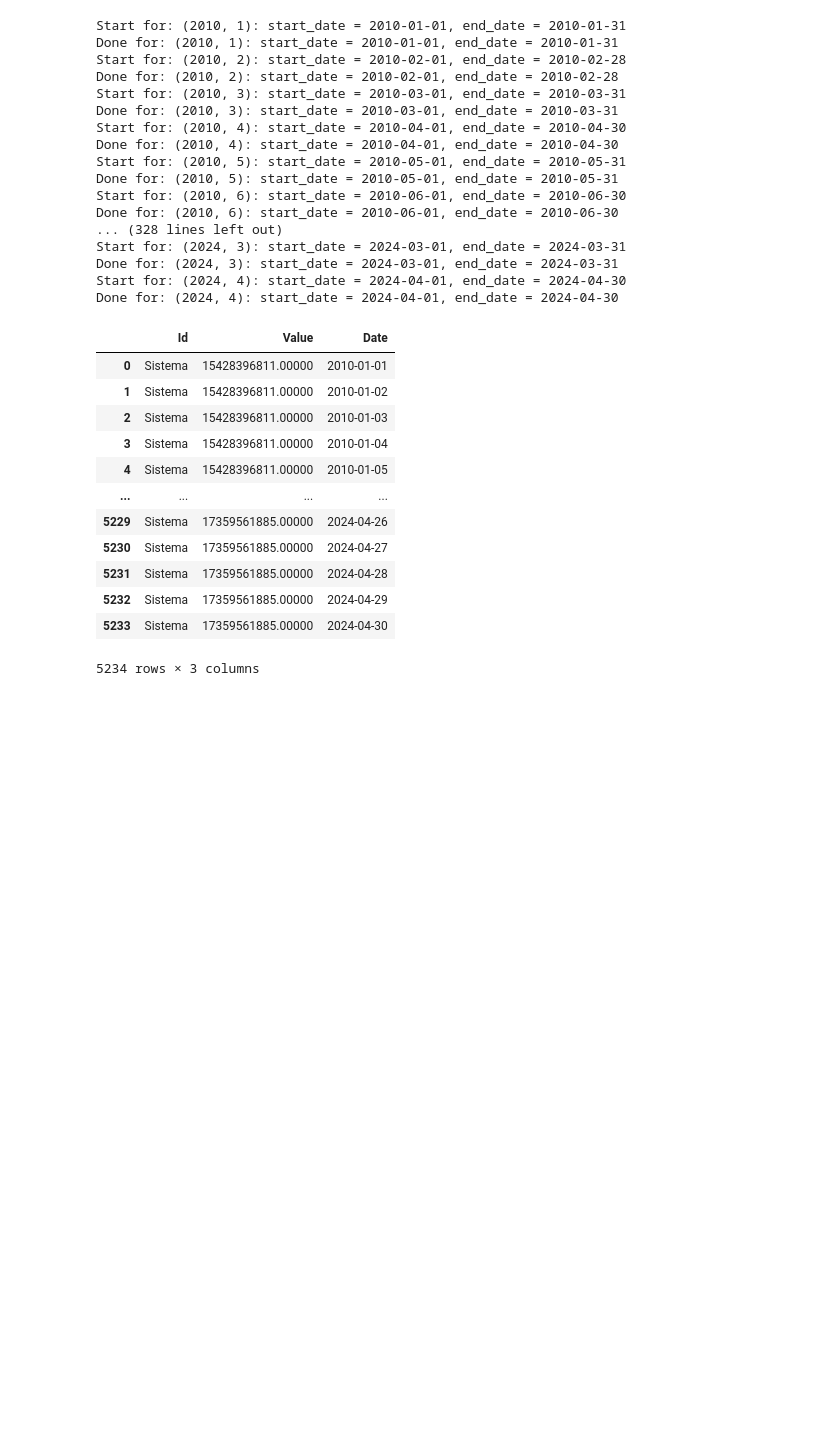
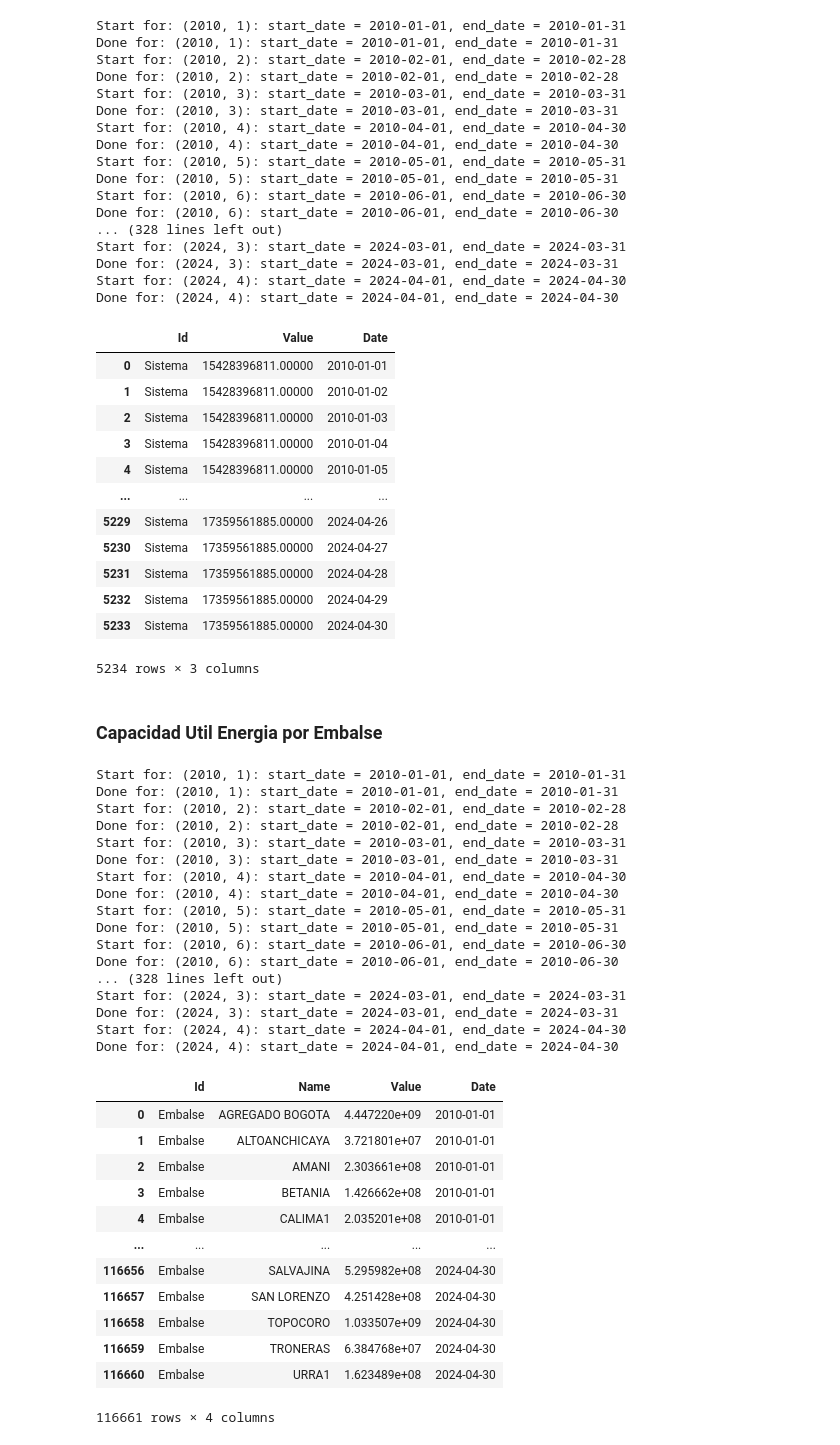
Before and after one commit to sistema-electrico-colombia/extraccion-datos-API, a Jupyter notebook: extraccion_datos_api_xm.ipynb, the cells around one changed output. Drawn from its saved outputs; the diff is of its cells as text; code cells hidden in the pictures; blank space fills up the shorter version.

Commit message:
[ADD] Agregado capacidad util por embalse

```diff
--- a/extraccion_datos_api_xm.ipynb
+++ b/extraccion_datos_api_xm.ipynb
@@ -517,3 +517,42 @@ Done for: (2024, 4): start_date = 2024-04-01, end_date = 2024-04-30
 5234 rows × 3 columns
 # %%
 df_capacidad_util_energia.to_json('./data/capacidad_util_energia.json', orient='records', lines=True)
+# %% [markdown]
+### Capacidad Util Energia por Embalse
+# %%
+date_dict = generate_date_dict(2010, 2024, 4)
+metric = "CapaUtilDiarEner"
+num_metric = 1
+df_capacidad_util_energia_embalse = extract_metric(date_dict,metric,num_metric)
+df_capacidad_util_energia_embalse
+# %% [output]
+Start for: (2010, 1): start_date = 2010-01-01, end_date = 2010-01-31
+Done for: (2010, 1): start_date = 2010-01-01, end_date = 2010-01-31
+Start for: (2010, 2): start_date = 2010-02-01, end_date = 2010-02-28
+Done for: (2010, 2): start_date = 2010-02-01, end_date = 2010-02-28
+Start for: (2010, 3): start_date = 2010-03-01, end_date = 2010-03-31
+Done for: (2010, 3): start_date = 2010-03-01, end_date = 2010-03-31
+Start for: (2010, 4): start_date = 2010-04-01, end_date = 2010-04-30
+Done for: (2010, 4): start_date = 2010-04-01, end_date = 2010-04-30
+Start for: (2010, 5): start_date = 2010-05-01, end_date = 2010-05-31
+Done for: (2010, 5): start_date = 2010-05-01, end_date = 2010-05-31
+Start for: (2010, 6): start_date = 2010-06-01, end_date = 2010-06-30
+Done for: (2010, 6): start_date = 2010-06-01, end_date = 2010-06-30
+... (328 lines left out)
+Start for: (2024, 3): start_date = 2024-03-01, end_date = 2024-03-31
+Done for: (2024, 3): start_date = 2024-03-01, end_date = 2024-03-31
+Start for: (2024, 4): start_date = 2024-04-01, end_date = 2024-04-30
+Done for: (2024, 4): start_date = 2024-04-01, end_date = 2024-04-30
+|  | Id | Name | Value | Date |
+| 0 | Embalse | AGREGADO BOGOTA | 4.447220e+09 | 2010-01-01 |
+| 1 | Embalse | ALTOANCHICAYA | 3.721801e+07 | 2010-01-01 |
+| 2 | Embalse | AMANI | 2.303661e+08 | 2010-01-01 |
+| 3 | Embalse | BETANIA | 1.426662e+08 | 2010-01-01 |
+| 4 | Embalse | CALIMA1 | 2.035201e+08 | 2010-01-01 |
+| ... | ... | ... | ... | ... |
+| 116656 | Embalse | SALVAJINA | 5.295982e+08 | 2024-04-30 |
+| 116657 | Embalse | SAN LORENZO | 4.251428e+08 | 2024-04-30 |
+| 116658 | Embalse | TOPOCORO | 1.033507e+09 | 2024-04-30 |
+| 116659 | Embalse | TRONERAS | 6.384768e+07 | 2024-04-30 |
+| 116660 | Embalse | URRA1 | 1.623489e+08 | 2024-04-30 |
+116661 rows × 4 columns
```
Also changed, not shown: parts of 1 cell of this notebook.
